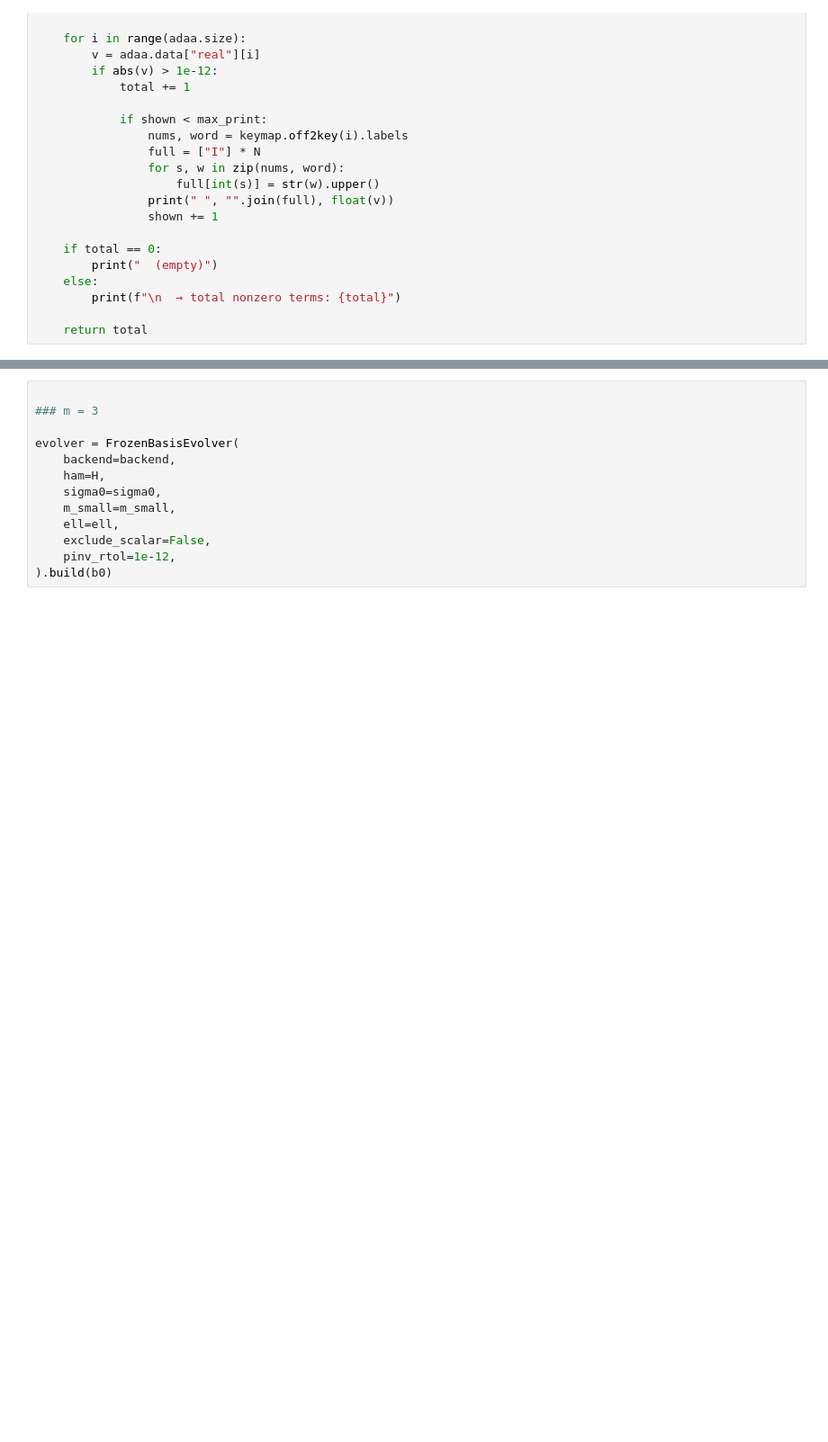
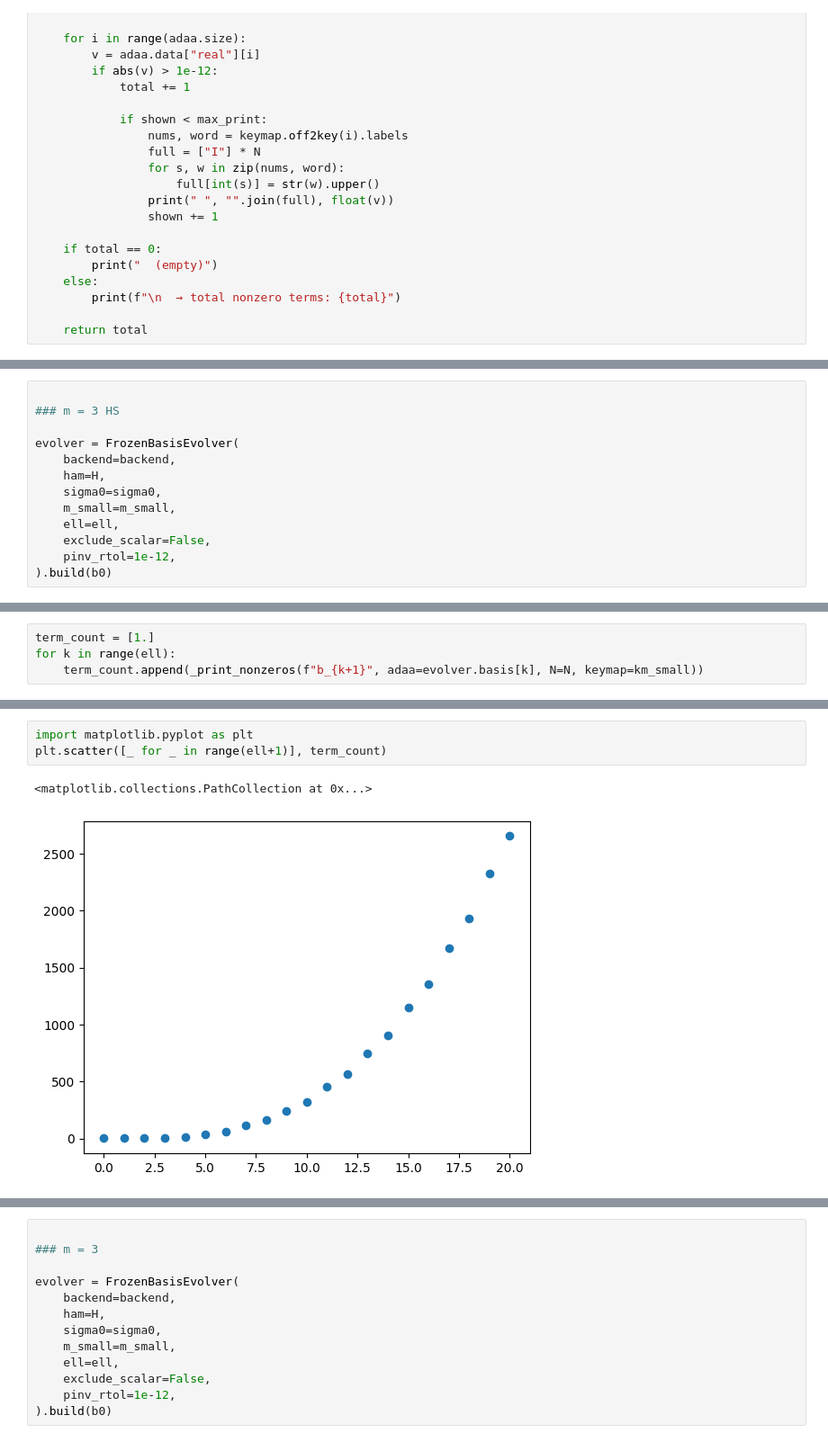
Before and after one commit to tomi-cuentitas/phoenix-adaptH, a Jupyter notebook: adaptHeisenberg/development_tests/timestamps_adaptH.ipynb, the cells around one changed output, grey strips where cells are left out. Shown at 90% size. Saved outputs shown, nothing was run; the diff lists cells and outputs as text; blank space fills up the shorter version.

```diff
--- a/adaptHeisenberg/development_tests/timestamps_adaptH.ipynb
+++ b/adaptHeisenberg/development_tests/timestamps_adaptH.ipynb
@@ -138,0 +168,13 @@ Post-processing...
+# %%
+
+### m = 3 HS
+
+evolver = FrozenBasisEvolver(
+    backend=backend,
+    ham=H,
+    sigma0=sigma0,
+    m_small=m_small,
+    ell=ell,
+    exclude_scalar=False,
+    pinv_rtol=1e-12,
+).build(b0)
@@ -138,0 +189,4 @@ Post-processing...
+# %%
+term_count = [1.]
+for k in range(ell):
+    term_count.append(_print_nonzeros(f"b_{k+1}", adaa=evolver.basis[k], N=N, keymap=km_small))
@@ -138,0 +211,6 @@ Post-processing...
+# %%
+import matplotlib.pyplot as plt
+plt.scatter([_ for _ in range(ell+1)], term_count)
+# %% [output]
+<matplotlib.collections.PathCollection at 0x...>
+[figure, added]
```
Also changed, not shown: parts of 8 cells of this notebook, 1 other file.
